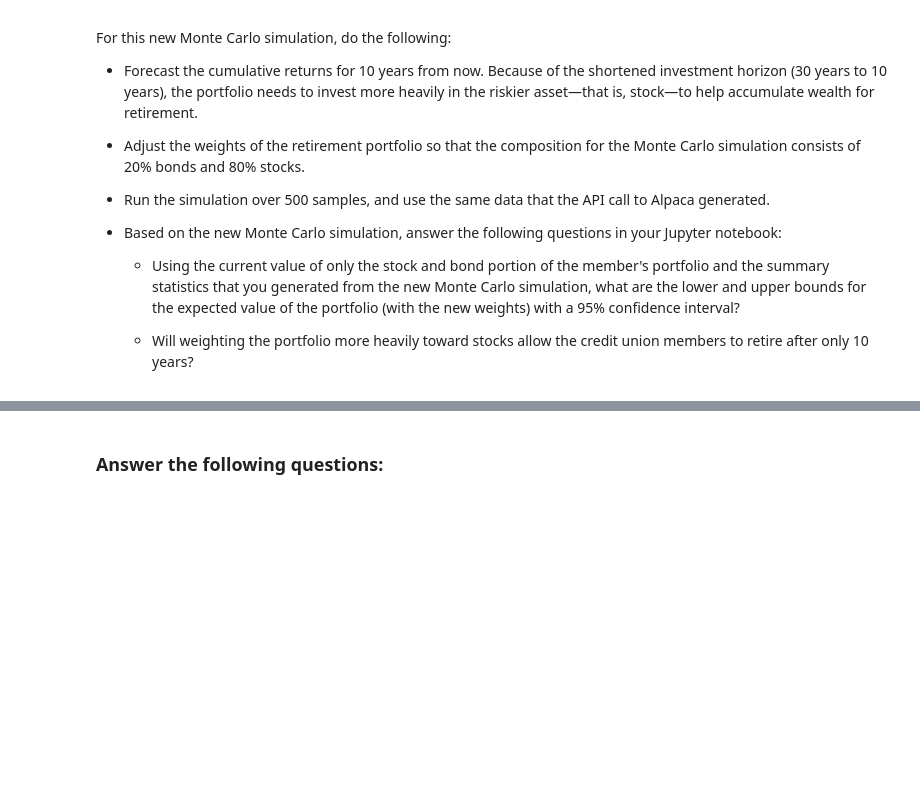
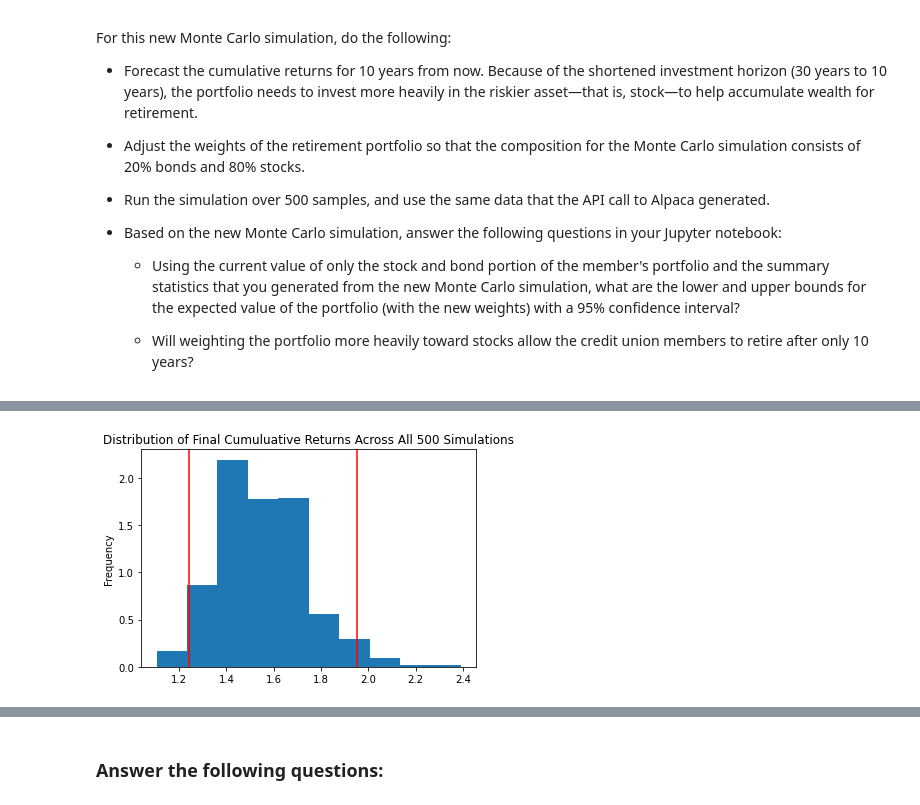
Before and after one commit to RyanRFelder/Module_5_Challenge, a Jupyter notebook: financial_planning_tools.ipynb, the cells around one changed output, grey strips where cells are left out. Cells and saved outputs as stored; diff of their text form; code cells hidden in the pictures; blank space fills up the shorter version.

```diff
--- a/financial_planning_tools.ipynb
+++ b/financial_planning_tools.ipynb
@@ -670,7 +723,10 @@ For this new Monte Carlo simulation, do the following:
 # %%
 # Visualize the probability distribution of the 10-year Monte Carlo simulation
 # by plotting a histogram
-# YOUR CODE HERE
+
+spy80_weight_distribution_plot = MC_spy80_weight.plot_distribution()
+# %% [output]
+[figure, added]
 # %%
 # Generate summary statistics from the 10-year Monte Carlo simulation results
 # Save the results as a variable
```
Also changed, not shown: parts of 9 cells of this notebook.
